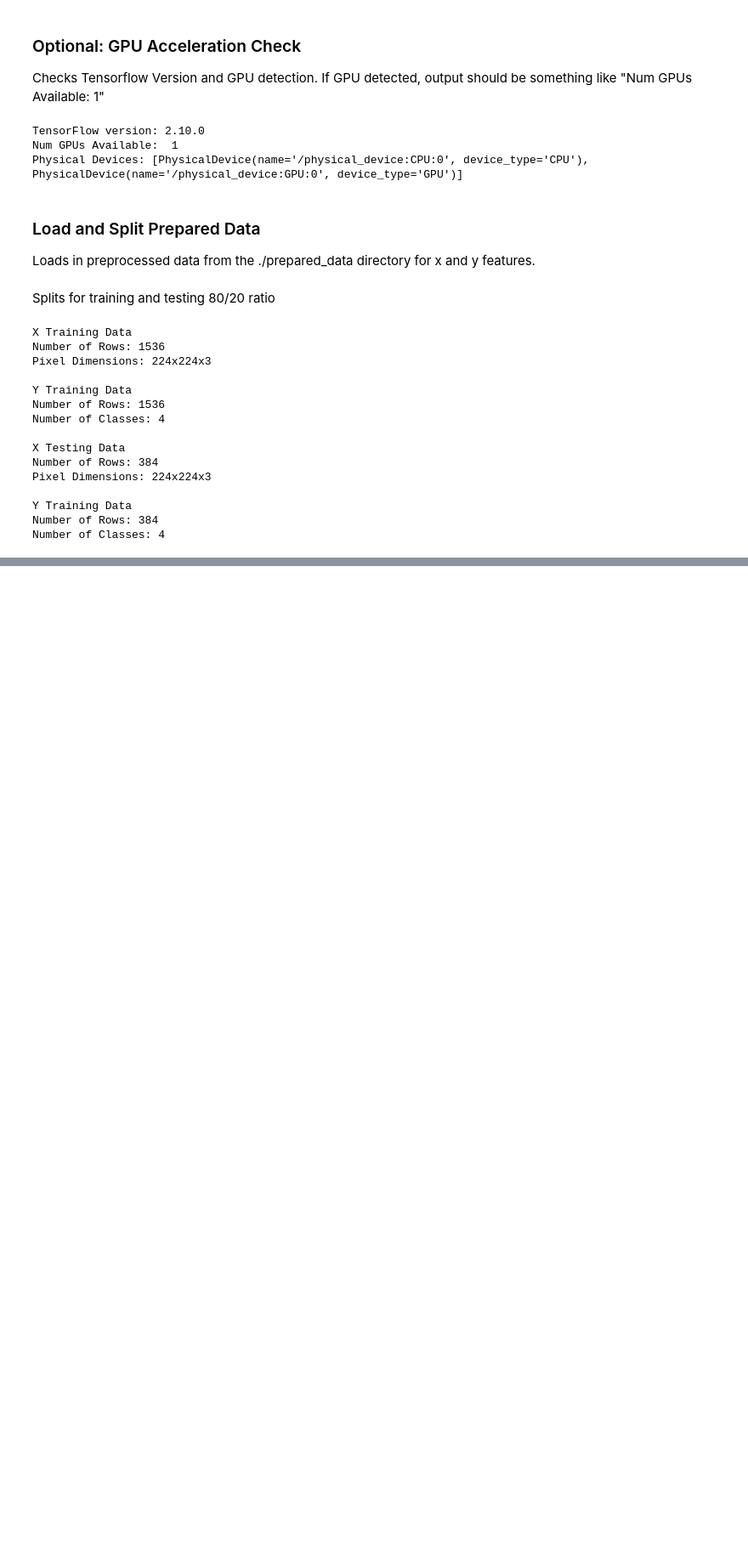
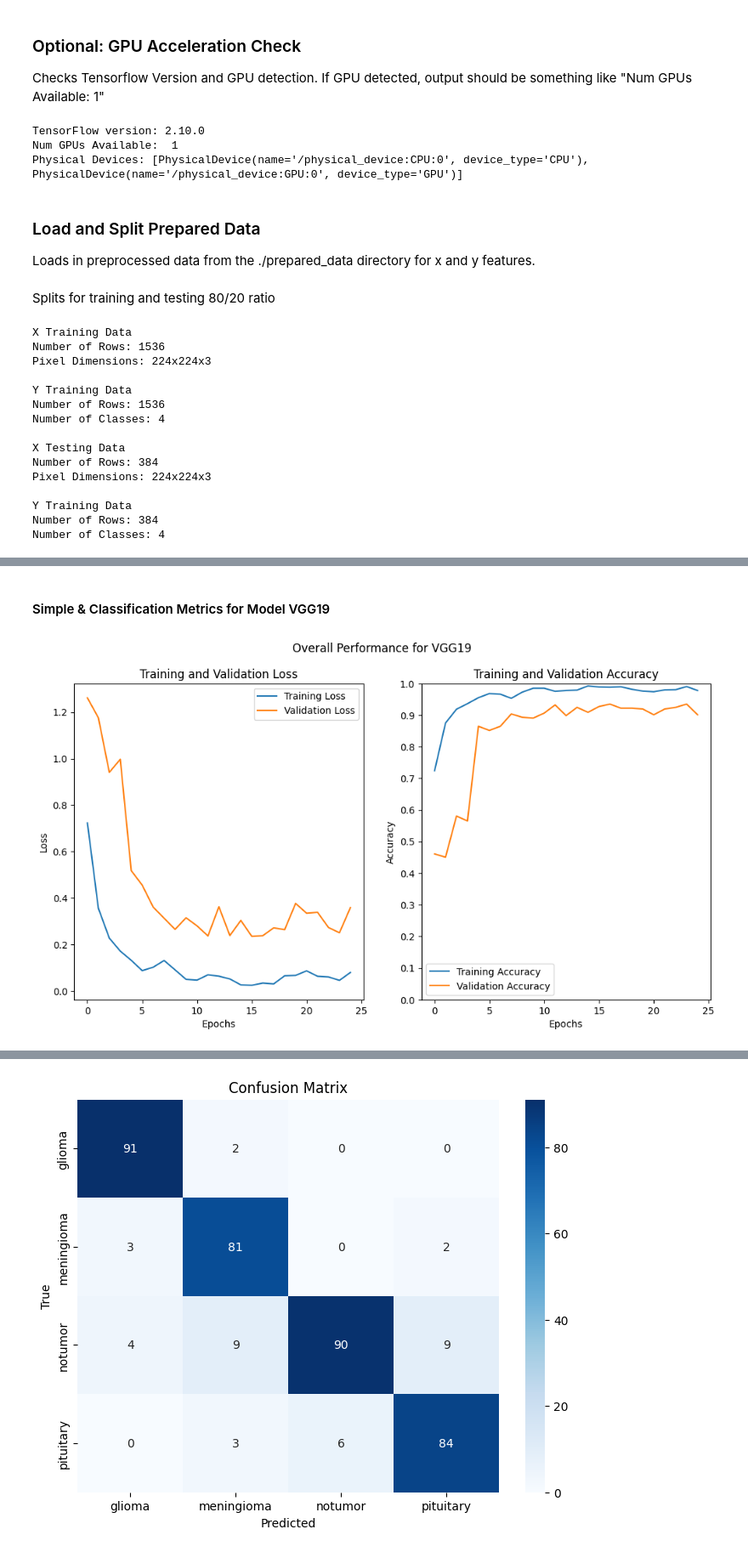
Before and after one commit to mtwchuang/CSC3009-Brain-Tumor-Detection, a Jupyter notebook: VGG_Model_Series.ipynb, the cells around one changed output, grey strips where cells are left out. Shown: that part at 85% size. Drawn from its saved outputs; the diff is of its cells as text; code cells hidden in the pictures; blank space fills up the shorter version.

```diff
--- a/VGG_Model_Series.ipynb
+++ b/VGG_Model_Series.ipynb
@@ -313,0 +452,7 @@ plot_model_performance(trained_vgg19_model, "Training Performance for VGG19")
+# %% [markdown]
+#### Simple & Classification Metrics for Model VGG19
+# %%
+plot_simple_metrics(vgg19_history, "Overall Performance for VGG19")
+plot_confusion_matrix(vgg19_model)
+# %% [output]
+[figure, added]
@@ -313,0 +460 @@ plot_model_performance(trained_vgg19_model, "Training Performance for VGG19")
+[figure, added]
```
Also changed, not shown: parts of 24 cells of this notebook, 3 other files.
